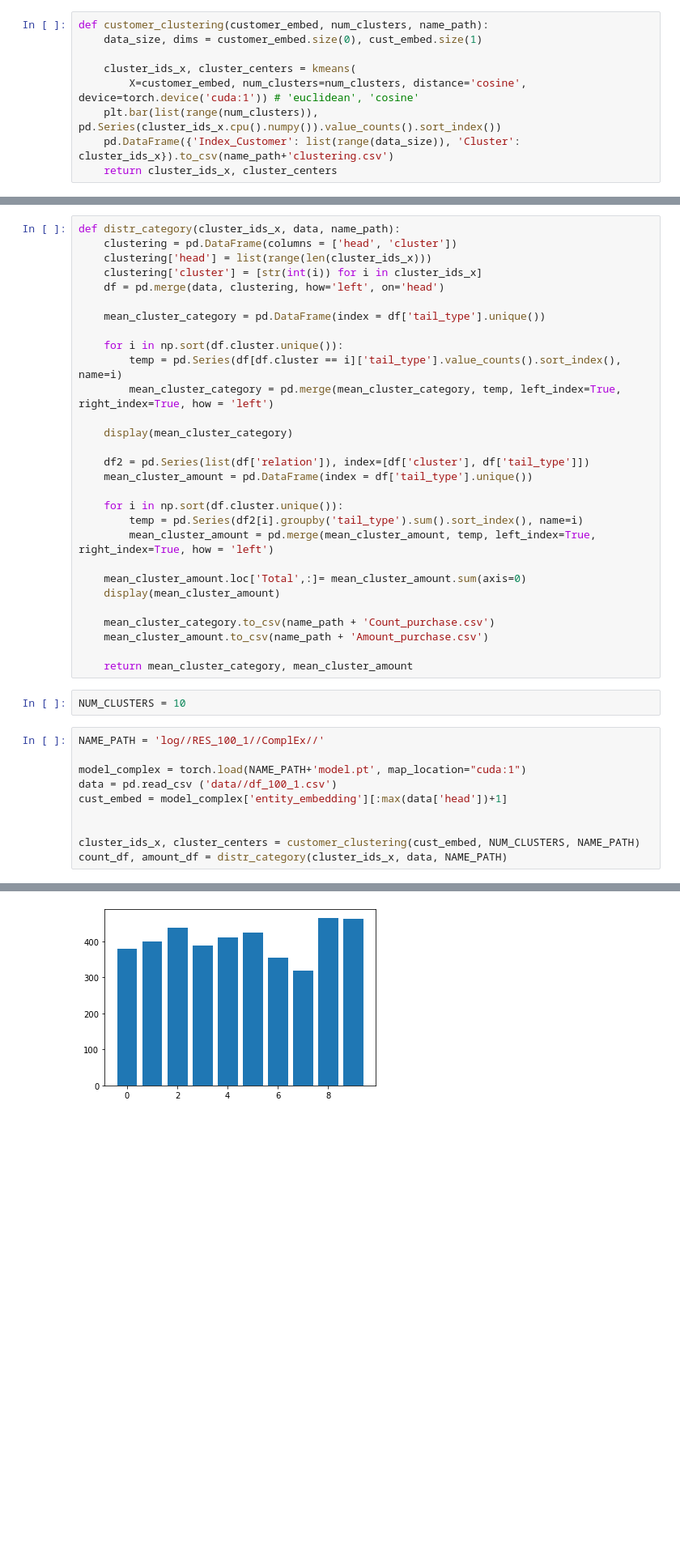
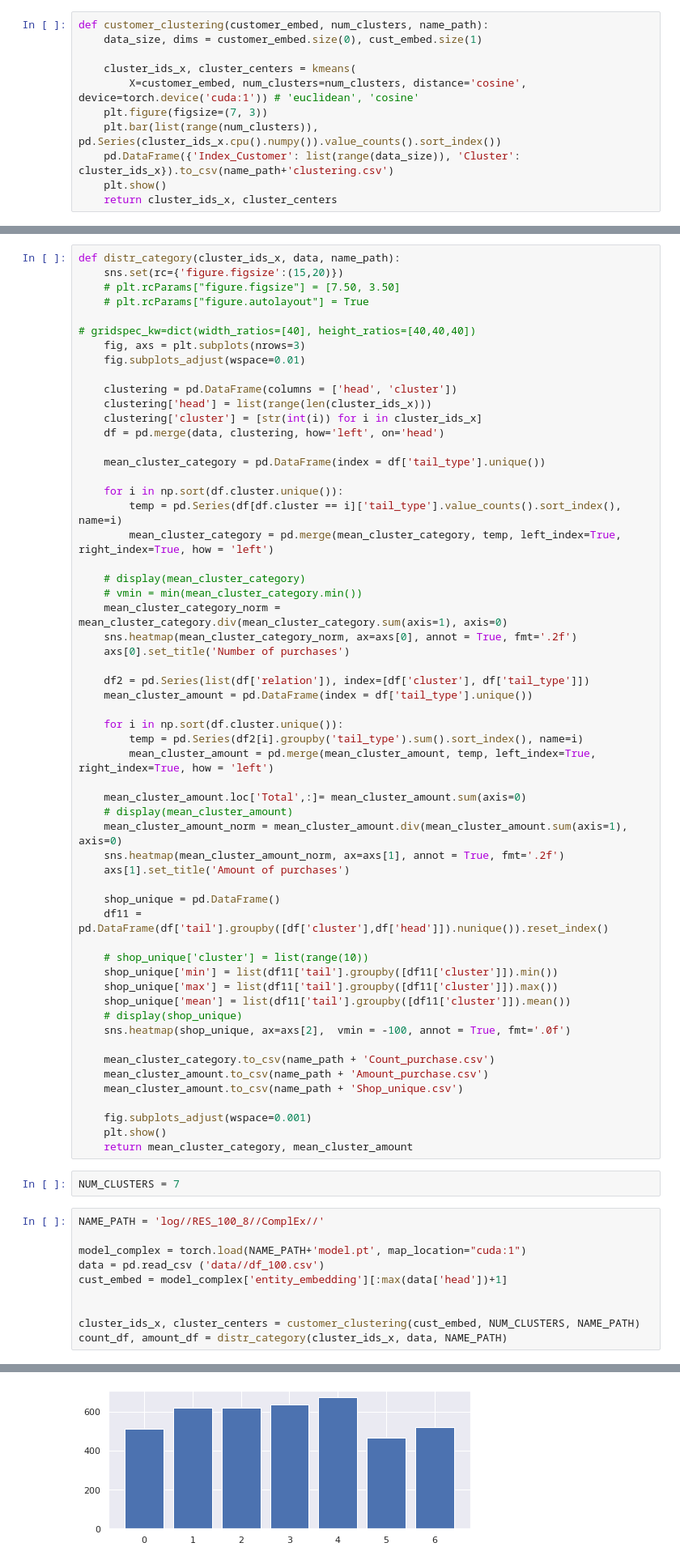
Before and after one commit to eegoro/KGE_link_prediction, a Jupyter notebook: clustering.ipynb, the cells around one changed output, grey strips where cells are left out. Shown: that part at 81% size. Saved outputs shown, nothing was run; the diff lists cells and outputs as text; blank space fills up the shorter version.

```diff
--- a/clustering.ipynb
+++ b/clustering.ipynb
@@ -14,8 +15,10 @@ def customer_clustering(customer_embed, num_clusters, name_path):
 
     cluster_ids_x, cluster_centers = kmeans(
         X=customer_embed, num_clusters=num_clusters, distance='cosine', device=torch.device('cuda:1')) # 'euclidean', 'cosine'
+    plt.figure(figsize=(7, 3))
     plt.bar(list(range(num_clusters)), pd.Series(cluster_ids_x.cpu().numpy()).value_counts().sort_index())
     pd.DataFrame({'Index_Customer': list(range(data_size)), 'Cluster': cluster_ids_x}).to_csv(name_path+'clustering.csv')
+    plt.show()
     return cluster_ids_x, cluster_centers
 # %% [markdown]
 #### Count Purshase by Category and Count Purshase by Category
@@ -22,5 +26,13 @@ def customer_clustering(customer_embed, num_clusters, name_path):
 # %%
 def distr_category(cluster_ids_x, data, name_path):
+    sns.set(rc={'figure.figsize':(15,20)})
+    # plt.rcParams["figure.figsize"] = [7.50, 3.50]
+    # plt.rcParams["figure.autolayout"] = True
+
+# gridspec_kw=dict(width_ratios=[40], height_ratios=[40,40,40])
+    fig, axs = plt.subplots(nrows=3)
+    fig.subplots_adjust(wspace=0.01)
+
     clustering = pd.DataFrame(columns = ['head', 'cluster'])
     clustering['head'] = list(range(len(cluster_ids_x)))
     clustering['cluster'] = [str(int(i)) for i in cluster_ids_x]
@@ -32,7 +44,11 @@ def distr_category(cluster_ids_x, data, name_path):
         temp = pd.Series(df[df.cluster == i]['tail_type'].value_counts().sort_index(), name=i)
         mean_cluster_category = pd.merge(mean_cluster_category, temp, left_index=True, right_index=True, how = 'left')
 
-    display(mean_cluster_category)
+    # display(mean_cluster_category)
+    # vmin = min(mean_cluster_category.min())
+    mean_cluster_category_norm = mean_cluster_category.div(mean_cluster_category.sum(axis=1), axis=0)
+    sns.heatmap(mean_cluster_category_norm, ax=axs[0], annot = True, fmt='.2f')
+    axs[0].set_title('Number of purchases')
 
     df2 = pd.Series(list(df['relation']), index=[df['cluster'], df['tail_type']])
     mean_cluster_amount = pd.DataFrame(index = df['tail_type'].unique())
@@ -42,19 +58,35 @@ def distr_category(cluster_ids_x, data, name_path):
         mean_cluster_amount = pd.merge(mean_cluster_amount, temp, left_index=True, right_index=True, how = 'left')
 
     mean_cluster_amount.loc['Total',:]= mean_cluster_amount.sum(axis=0)
-    display(mean_cluster_amount)
+    # display(mean_cluster_amount)
+    mean_cluster_amount_norm = mean_cluster_amount.div(mean_cluster_amount.sum(axis=1), axis=0)
+    sns.heatmap(mean_cluster_amount_norm, ax=axs[1], annot = True, fmt='.2f')
+    axs[1].set_title('Amount of purchases')
+
+    shop_unique = pd.DataFrame()
+    df11 = pd.DataFrame(df['tail'].groupby([df['cluster'],df['head']]).nunique()).reset_index()
+
+    # shop_unique['cluster'] = list(range(10))
+    shop_unique['min'] = list(df11['tail'].groupby([df11['cluster']]).min())
+    shop_unique['max'] = list(df11['tail'].groupby([df11['cluster']]).max())
+    shop_unique['mean'] = list(df11['tail'].groupby([df11['cluster']]).mean())
+    # display(shop_unique)
+    sns.heatmap(shop_unique, ax=axs[2],  vmin = -100, annot = True, fmt='.0f')
 
     mean_cluster_category.to_csv(name_path + 'Count_purchase.csv')
     mean_cluster_amount.to_csv(name_path + 'Amount_purchase.csv')
+    mean_cluster_amount.to_csv(name_path + 'Shop_unique.csv')
 
+    fig.subplots_adjust(wspace=0.001)
+    plt.show()
     return mean_cluster_category, mean_cluster_amount
 # %%
-NUM_CLUSTERS = 10
+NUM_CLUSTERS = 7
 # %%
-NAME_PATH = 'log//RES_100_1//ComplEx//'
+NAME_PATH = 'log//RES_100_8//ComplEx//'
 
 model_complex = torch.load(NAME_PATH+'model.pt', map_location="cuda:1")
-data = pd.read_csv ('data//df_100_1.csv')
+data = pd.read_csv ('data//df_100.csv')
 cust_embed = model_complex['entity_embedding'][:max(data['head'])+1]
 
 
@@ -89 +98 @@ running k-means on cuda:1..
-[figure, old version]
+[figure, new version]
```
Also changed, not shown: parts of 6 cells of this notebook.
